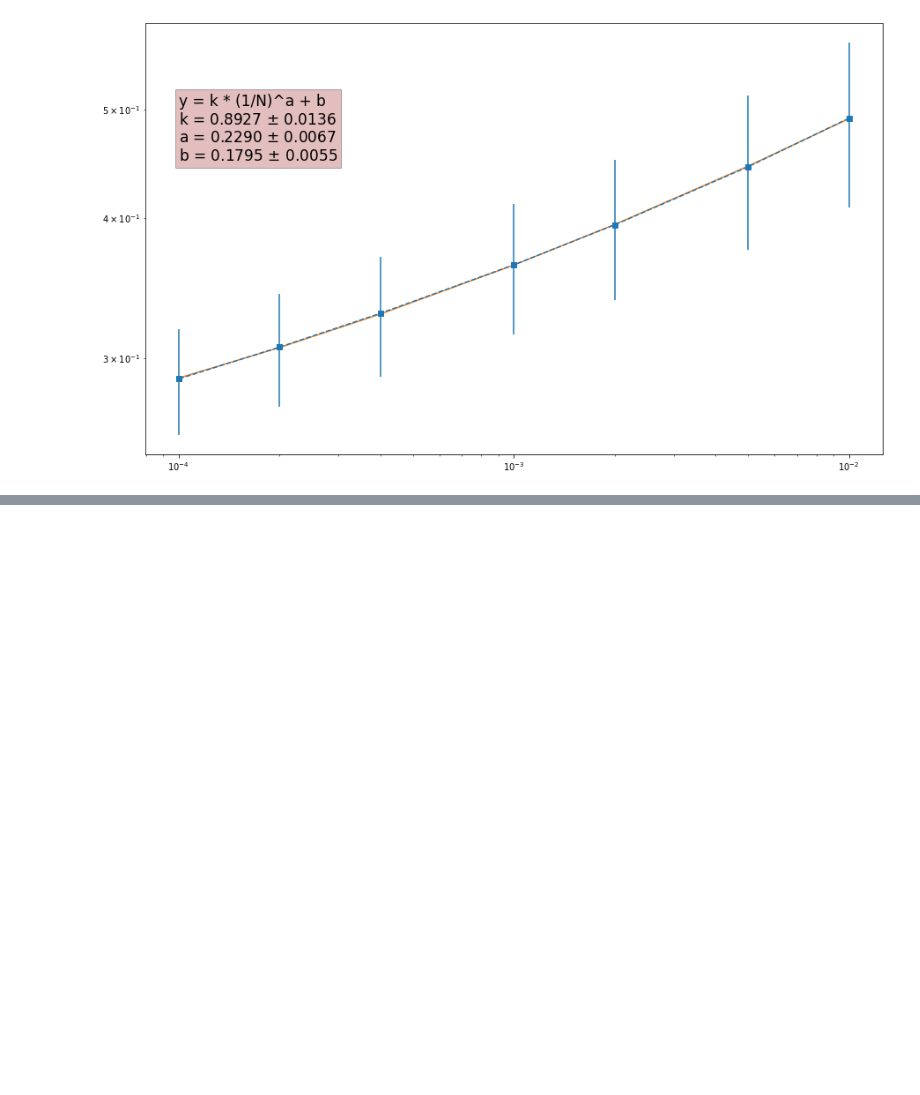
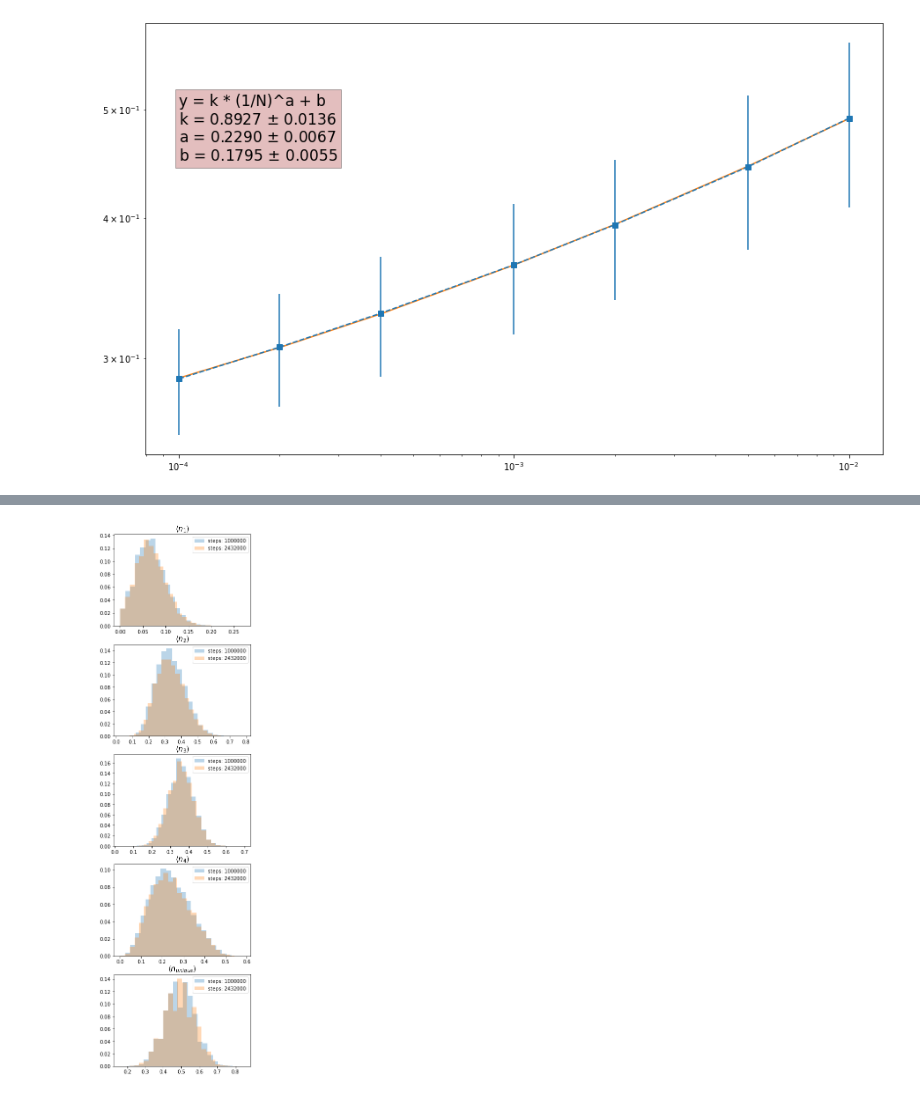
Before and after one commit to Chpel/ProjectMagnet, a Jupyter notebook: Расчёты .ipynb/Drunken_Sailor.ipynb, the cells around one changed output, grey strips where cells are left out. Cells and saved outputs as stored; diff of their text form; code cells hidden in the pictures; blank space fills up the shorter version.

```diff
--- a/Расчёты .ipynb/Drunken_Sailor.ipynb
+++ b/Расчёты .ipynb/Drunken_Sailor.ipynb
@@ -380,0 +443,4 @@ True
+# %%
+DIR = Path.cwd().parent / 'Simulation Results' / 'Geo_Rand_Walk_2D' / '7 hours'
+files = list(DIR.glob('*dists.npz'))
+files
@@ -380,0 +455,16 @@ True
+# %%
+fig, ax = plt.subplots(5, figsize=(5,20))
+for folder in ['7 hours', 'history']:
+    DIR = Path.cwd().parent / 'Simulation Results' / 'Geo_Rand_Walk_2D' / folder
+    files = list(DIR.glob('*dists.npz'))
+    files
+    i=2
+    data = np.load(files[i])
+    names = [r'$\langle n_1 \rangle$', r'$\langle n_2 \rangle$', r'$\langle n_3 \rangle$', r'$\langle n_4 \rangle$', r'$\langle n_{unique} \rangle$']
+    for n in range(5):
+        ax[n].set_title(names[n], fontsize=15)
+        ax[n].hist(data['bins'][n][:-1], data['bins'][n], weights=data['hist'][n] / data['steps'], label='steps: ' + str(data['steps']), alpha=0.3)
+        ax[n].legend()
+plt.savefig(Path.cwd() / 'Images' / 'DS_100_dists.png')
+# %% [output]
+[figure, added]
```
Also changed, not shown: parts of 11 cells of this notebook, 50 other files.
